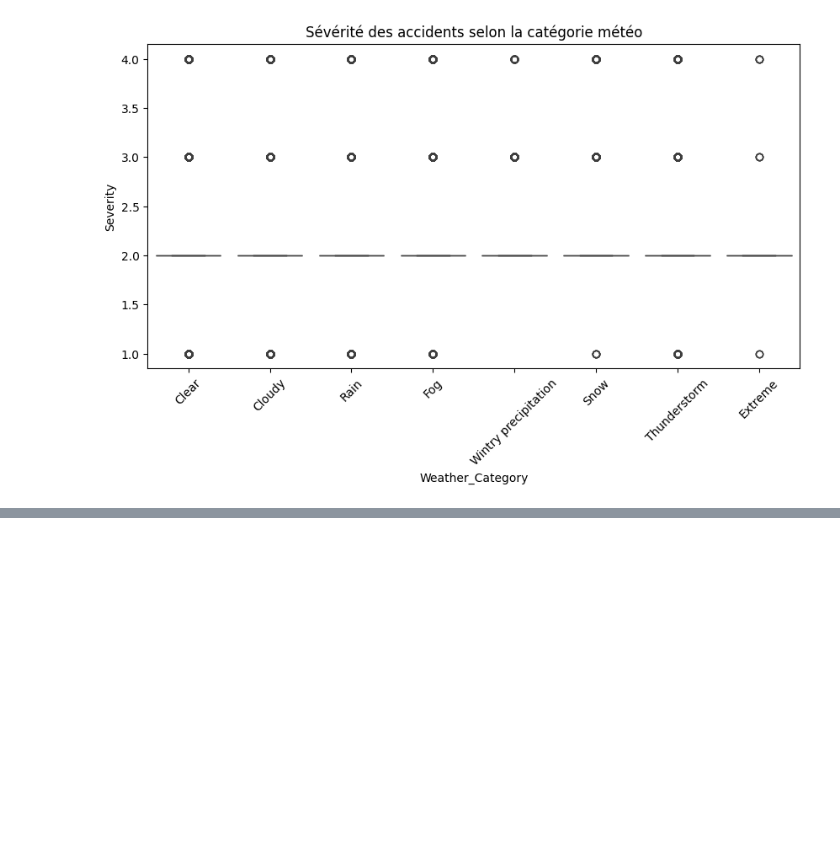
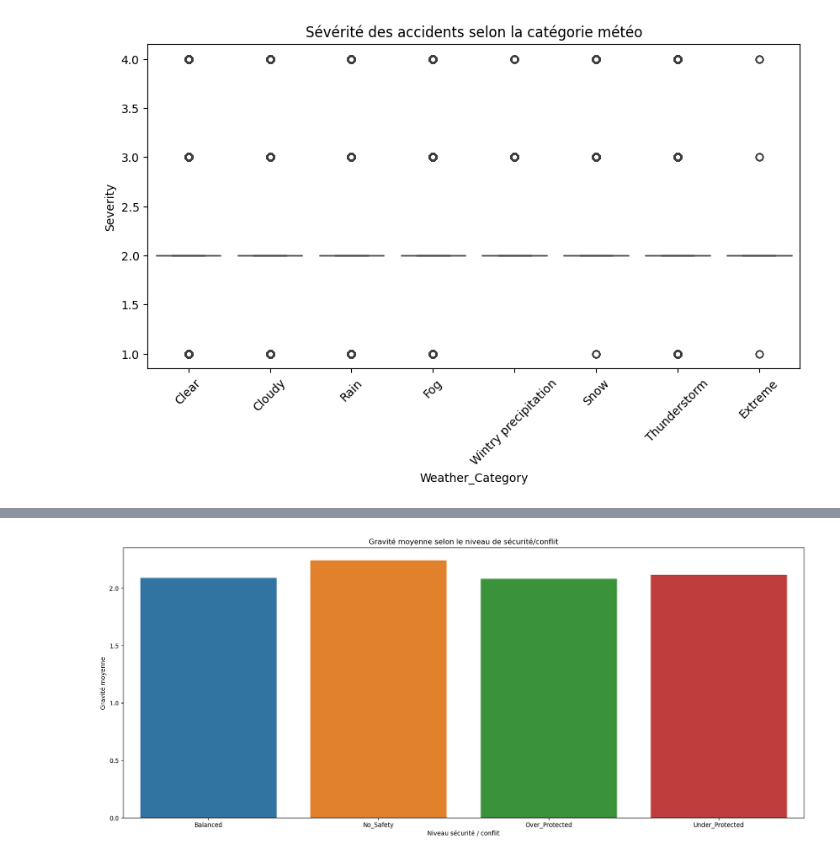
Before and after one commit to zinebettahery/US-Accidents, a Jupyter notebook: notebooks/Insights.ipynb, the cells around one changed output, grey strips where cells are left out. Drawn from its saved outputs; the diff is of its cells as text; code cells hidden in the pictures; blank space fills up the shorter version.

```diff
--- a/notebooks/Insights.ipynb
+++ b/notebooks/Insights.ipynb
@@ -41,0 +119,23 @@ plt.show()
+# %%
+# BAR PLOT COMPARATIF — Sécurité vs Conflit
+# Est-ce que la sécurité compense réellement les points de conflit ?
+
+grouped = (
+    df
+    .groupby('Safety_Level')['Severity']
+    .mean()
+    .reset_index()
+)
+
+plt.figure(figsize=(20,8))
+sns.barplot(
+    data=grouped,
+    x='Safety_Level',
+    y='Severity'
+)
+plt.title("Gravité moyenne selon le niveau de sécurité/conflit")
+plt.xlabel("Niveau sécurité / conflit")
+plt.ylabel("Gravité moyenne")
+plt.show()
+# %% [output]
+[figure, added]
```
Also changed, not shown: parts of 9 cells of this notebook, 2 other files.
